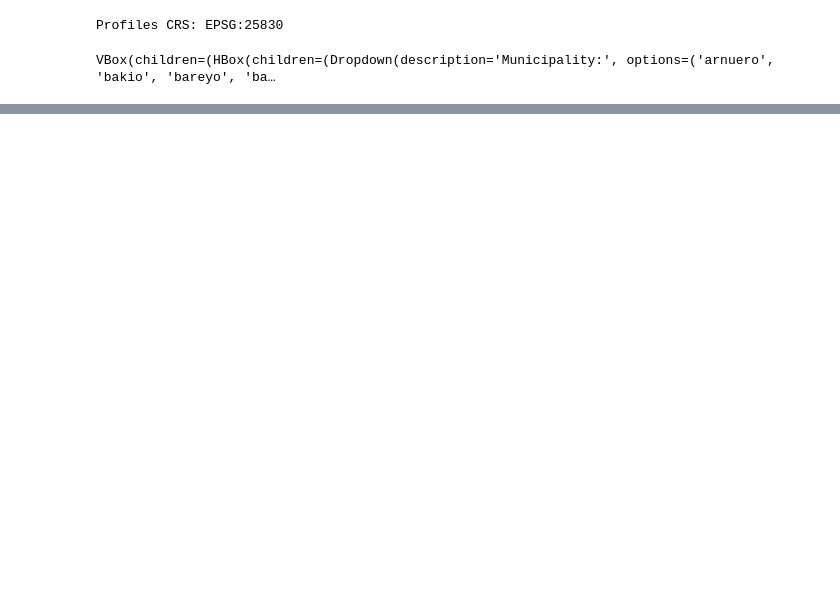
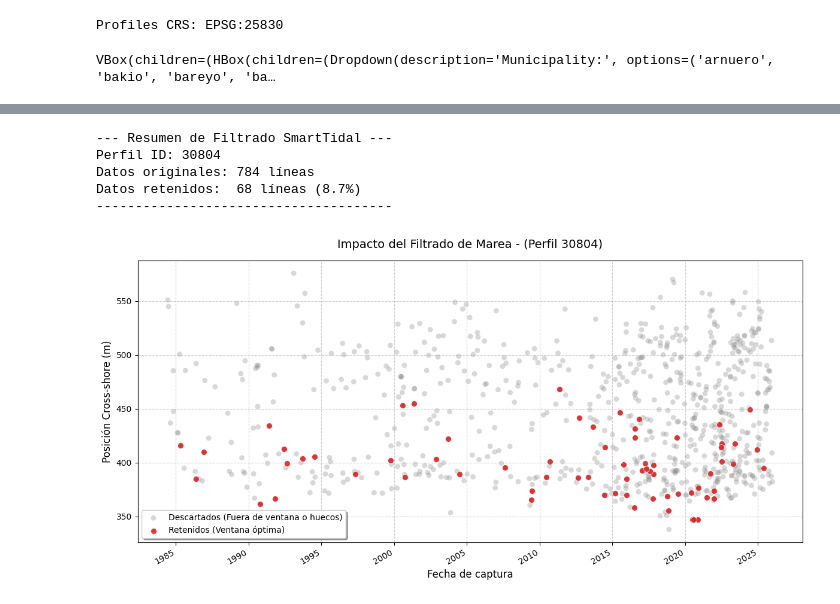
Before and after one commit to AlbertGallegoJimenez/macrotidal_coastal_rates, a Jupyter notebook: nb_test_tasas.ipynb, the cells around one changed output, grey strips where cells are left out. Cells and saved outputs as stored; diff of their text form; code cells hidden in the pictures; blank space fills up the shorter version.

```diff
--- a/nb_test_tasas.ipynb
+++ b/nb_test_tasas.ipynb
@@ -8,7 +8,7 @@ import seaborn as sns
 # Load the shapefile containing the coastal profiles
 profiles = gpd.read_file(os.path.join("data", "profiles",  "perfiles_playas_limpiosCuadrantes94a120.shp"))
 # Create a new column for the profile ID
-profiles["profile_id"] = profiles.index + 1
+profiles["profile_id"] = profiles["ID_Perfil"].astype(int)
 
 # Load the shorelines
 shorelines = gpd.read_file(os.path.join("data", "shorelines",  "LineasCosta.gpkg"),
@@ -58,13 +58,13 @@ profiles_shoreline_intersections["datetime"] = pd.to_datetime(
     profiles_shoreline_intersections["Fecha"].astype(str)
     + " "
     + profiles_shoreline_intersections["Hora"].astype(str),
-    format="%Y%m%d %H%M",
+    #format="%Y%m%d %H%M",
     errors="coerce",
 )
 # Add the same column to the shorelines GeoDataFrame
 shorelines["datetime"] = pd.to_datetime(
     shorelines["Fecha"].astype(str) + " " + shorelines["Hora"].astype(str),
-    format="%Y%m%d %H%M",
+    #format="%Y%m%d %H%M",
     errors="coerce",
 )
 # %%
@@ -78,3 +78,21 @@ dashboard = create_shoreline_dashboard(
 )
 # %% [output]
 VBox(children=(HBox(children=(Dropdown(description='Municipality:', options=('arnuero', 'bakio', 'bareyo', 'ba…
+# %%
+from utils import SmartTidalFilter
+
+# Initialize the filter with all available parameters explicitly defined
+tidal_filter = SmartTidalFilter(
+    min_coverage_ratio=0.7,            # Minimum ratio of temporal coverage required (e.g., 0.7 means 70% of the global study period)
+    max_gap_years=4.0,                 # Maximum continuous gap allowed between consecutive data points (in years)
+    lambda_1=2.0,                      # Penalty weight for the amplitude of the tidal window (reduces topographic noise)
+    lambda_2=1.5,                      # Penalty weight for losing recent data (penalizes windows that drop present years)
+    window_sizes=[0.2, 0.3, 0.4, 0.5], # List of tidal window widths to test during the optimization search (in meters)
+    step_size=0.1,                     # Step size to slide the tidal window across the beach's tidal range (in meters)
+    beach_col="Playa",                 # DataFrame column name containing the beach or spatial unit identifier
+    tide_col="NivelTotal",             # DataFrame column name containing the sea level/tidal height values
+    date_col="datetime"                # DataFrame column name containing the pre-processed datetime objects
+)
+
+# Apply the filter to the geospatial dataset
+filtered_data = tidal_filter.fit_transform(profiles_shoreline_intersections)
@@ -80,0 +210,15 @@ VBox(children=(HBox(children=(Dropdown(description='Municipality:', options=('ar
+# %%
+# Ejemplo de uso:
+visualizar_resultado_filtro(
+    df_original=profiles_shoreline_intersections,
+    df_filtrado=filtered_data,
+    profile_id=30804,
+    filtro_instancia=tidal_filter
+)
+# %% [output]
+--- Resumen de Filtrado SmartTidal ---
+Perfil ID: 30804
+Datos originales: 784 líneas
+Datos retenidos:  68 líneas (8.7%)
+--------------------------------------
+[figure, added]
```
Also changed, not shown: parts of 5 cells of this notebook.
